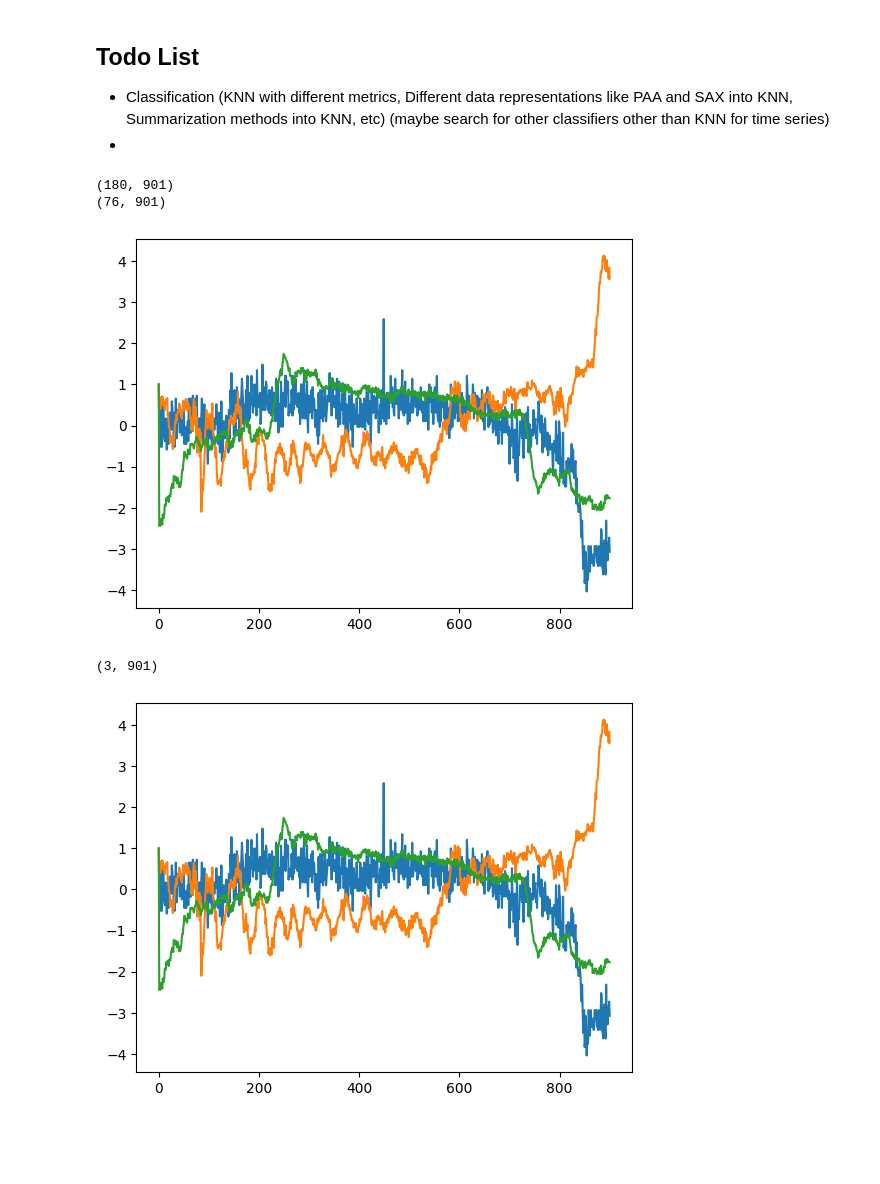
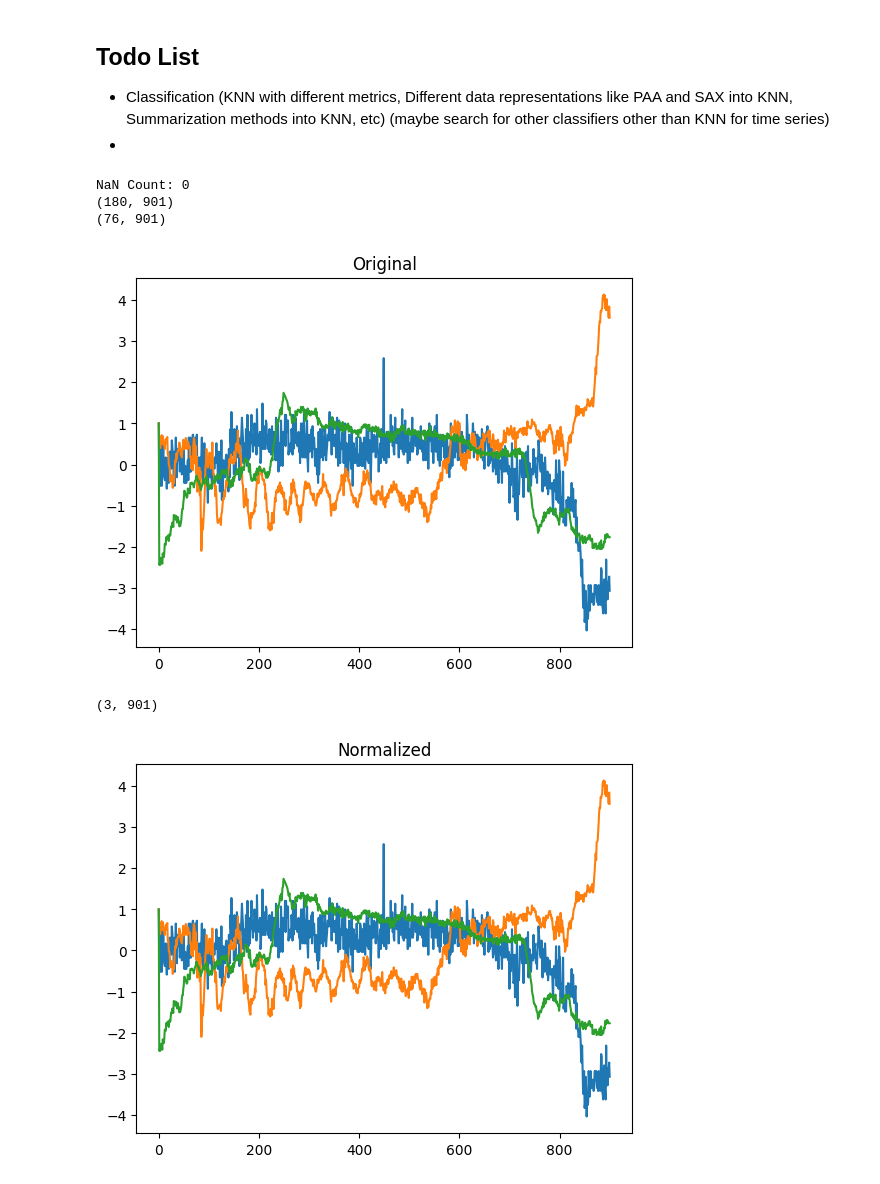
Before and after one commit to eduardotanqueiro/Project2-AAA, a Jupyter notebook: src/AAA2324_P2_62515_62928.ipynb, the cells around one changed output. Drawn from its saved outputs; the diff is of its cells as text; code cells hidden in the pictures; blank space fills up the shorter version.

```diff
--- a/src/AAA2324_P2_62515_62928.ipynb
+++ b/src/AAA2324_P2_62515_62928.ipynb
@@ -18,32 +25,38 @@ from math import sqrt
 # %%
 df_train = pd.read_csv("../worms_trainset.csv")
 y_train = df_train.iloc[:,0]
+df_train.drop(columns=[ df_train.columns[0] ], inplace=True)
 
 df_test = pd.read_csv("../worms_testset.csv")
 y_test = df_test.iloc[:,0]
+df_test.drop(columns=[ df_test.columns[0] ], inplace=True)
 # %%
+print(f'NaN Count: {df_train.isnull().sum().sum()}') # How many NaNs are there?
+
 # WE DO NOT NEED TO NORMALIZE THE DATA!!!! ALREADY NORMALIZED!!! (it could be seen from the plots, but this was just to be sure)
-# Remove this part eventually
 print( df_train.shape)
 print( df_test.shape)
 
 n = 3
 
 for i in range(n):
     plt.plot( range(0,901),df_train.iloc[i,:])
+plt.title("Original"	)
 plt.show()
 
 from tslearn.preprocessing import TimeSeriesScalerMeanVariance
 
 X_train_normalized = TimeSeriesScalerMeanVariance().fit_transform(df_train.iloc[:n,:]).reshape(n,-1)
 
 print(X_train_normalized.shape)
 for i in range(n):
     plt.plot( range(0,901),X_train_normalized[i,:])
+plt.title("Normalized")
 plt.show()
 # %% [output]
+NaN Count: 0
 (180, 901)
 (76, 901)
-[figure, old version]
+[figure, new version]
 (3, 901)
-[figure, old version]
+[figure, new version]
```
Also changed, not shown: parts of 9 cells of this notebook.
